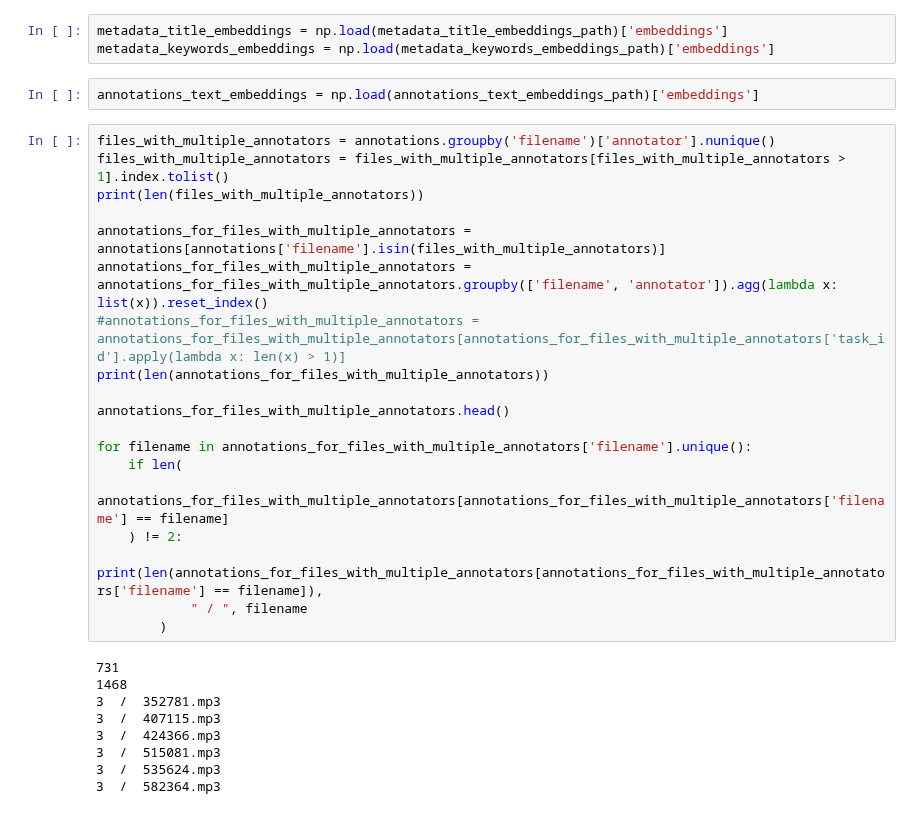
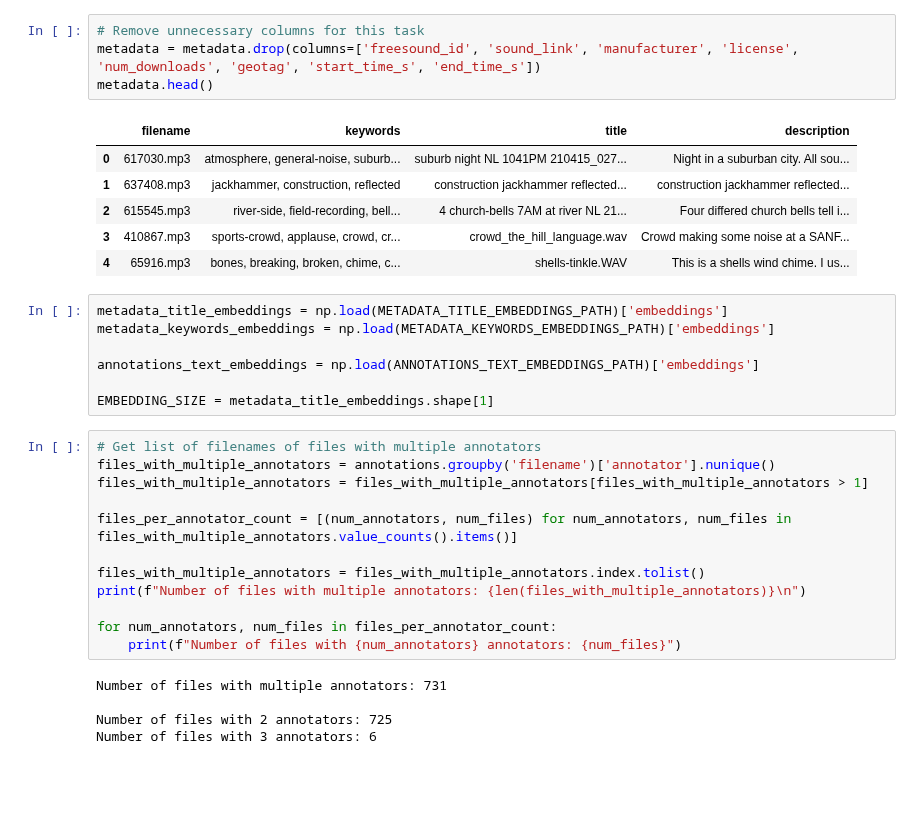
Before and after one commit to TJonasT/Project-MLCP-JKU-2025S, a Jupyter notebook: 2_data_exploration/MLPC2025_team-observe_task-02-data-exploration_1-report_1-case-study_b.ipynb, the cells around one changed output. Cells and saved outputs as stored; diff of their text form; blank space fills up the shorter version.

```diff
--- a/2_data_exploration/MLPC2025_team-observe_task-02-data-exploration_1-report_1-case-study_b.ipynb
+++ b/2_data_exploration/MLPC2025_team-observe_task-02-data-exploration_1-report_1-case-study_b.ipynb
@@ -35,36 +49,38 @@ metadata.head()
 | 2 | 615545.mp3 | river-side, field-recording, bell... | 615545 | https://freesound.org/people/klan... | klankbeeld | https://creativecommons.org/licen... | 4 church-bells 7AM at river NL 21... | Four differed church bells tell i... | ... |
 | 3 | 410867.mp3 | sports-crowd, applause, crowd, cr... | 410867 | https://freesound.org/people/Nobo... | NobodyYouKnowOf | http://creativecommons.org/public... | crowd_the_hill_language.wav | Crowd making some noise at a SANF... | ... |
 | 4 | 65916.mp3 | bones, breaking, broken, chime, c... | 65916 | https://freesound.org/people/Bris... | BristolStories | http://creativecommons.org/licens... | shells-tinkle.WAV | This is a shells wind chime. I us... | ... |
+# %%
+# Remove unnecessary columns for this task
+metadata = metadata.drop(columns=['freesound_id', 'sound_link', 'manufacturer', 'license', 'num_downloads', 'geotag', 'start_time_s', 'end_time_s'])
+metadata.head()
+# %% [output]
+|  | filename | keywords | title | description |
+| 0 | 617030.mp3 | atmosphere, general-noise, suburb... | suburb night NL 1041PM 210415_027... | Night in a suburban city. All sou... |
+| 1 | 637408.mp3 | jackhammer, construction, reflected | construction jackhammer reflected... | construction jackhammer reflected... |
+| 2 | 615545.mp3 | river-side, field-recording, bell... | 4 church-bells 7AM at river NL 21... | Four differed church bells tell i... |
+| 3 | 410867.mp3 | sports-crowd, applause, crowd, cr... | crowd_the_hill_language.wav | Crowd making some noise at a SANF... |
+| 4 | 65916.mp3 | bones, breaking, broken, chime, c... | shells-tinkle.WAV | This is a shells wind chime. I us... |
 # %%
-metadata_title_embeddings = np.load(metadata_title_embeddings_path)['embeddings']
-metadata_keywords_embeddings = np.load(metadata_keywords_embeddings_path)['embeddings']
+metadata_title_embeddings = np.load(METADATA_TITLE_EMBEDDINGS_PATH)['embeddings']
+metadata_keywords_embeddings = np.load(METADATA_KEYWORDS_EMBEDDINGS_PATH)['embeddings']
+
+annotations_text_embeddings = np.load(ANNOTATIONS_TEXT_EMBEDDINGS_PATH)['embeddings']
+
+EMBEDDING_SIZE = metadata_title_embeddings.shape[1]
-# %%
-annotations_text_embeddings = np.load(annotations_text_embeddings_path)['embeddings']
 # %%
+# Get list of filenames of files with multiple annotators
 files_with_multiple_annotators = annotations.groupby('filename')['annotator'].nunique()
-files_with_multiple_annotators = files_with_multiple_annotators[files_with_multiple_annotators > 1].index.tolist()
-print(len(files_with_multiple_annotators))
+files_with_multiple_annotators = files_with_multiple_annotators[files_with_multiple_annotators > 1]
 
-annotations_for_files_with_multiple_annotators = annotations[annotations['filename'].isin(files_with_multiple_annotators)]
-annotations_for_files_with_multiple_annotators = annotations_for_files_with_multiple_annotators.groupby(['filename', 'annotator']).agg(lambda x: list(x)).reset_index()
-#annotations_for_files_with_multiple_annotators = annotations_for_files_with_multiple_annotators[annotations_for_files_with_multiple_annotators['task_id'].apply(lambda x: len(x) > 1)]
-print(len(annotations_for_files_with_multiple_annotators))
+files_per_annotator_count = [(num_annotators, num_files) for num_annotators, num_files in files_with_multiple_annotators.value_counts().items()]
 
-annotations_for_files_with_multiple_annotators.head()
+files_with_multiple_annotators = files_with_multiple_annotators.index.tolist()
+print(f"Number of files with multiple annotators: {len(files_with_multiple_annotators)}\n")
 
-for filename in annotations_for_files_with_multiple_annotators['filename'].unique():
-    if len(
-            annotations_for_files_with_multiple_annotators[annotations_for_files_with_multiple_annotators['filename'] == filename]
-    ) != 2:
-        print(len(annotations_for_files_with_multiple_annotators[annotations_for_files_with_multiple_annotators['filename'] == filename]),
-            " / ", filename
-        )
+for num_annotators, num_files in files_per_annotator_count:
+    print(f"Number of files with {num_annotators} annotators: {num_files}")
 # %% [output]
-731
-1468
-3  /  352781.mp3
-3  /  407115.mp3
-3  /  424366.mp3
-3  /  515081.mp3
-3  /  535624.mp3
-3  /  582364.mp3
+Number of files with multiple annotators: 731
+
+Number of files with 2 annotators: 725
+Number of files with 3 annotators: 6
```
Also changed, not shown: parts of 13 cells of this notebook, 3 other files.
